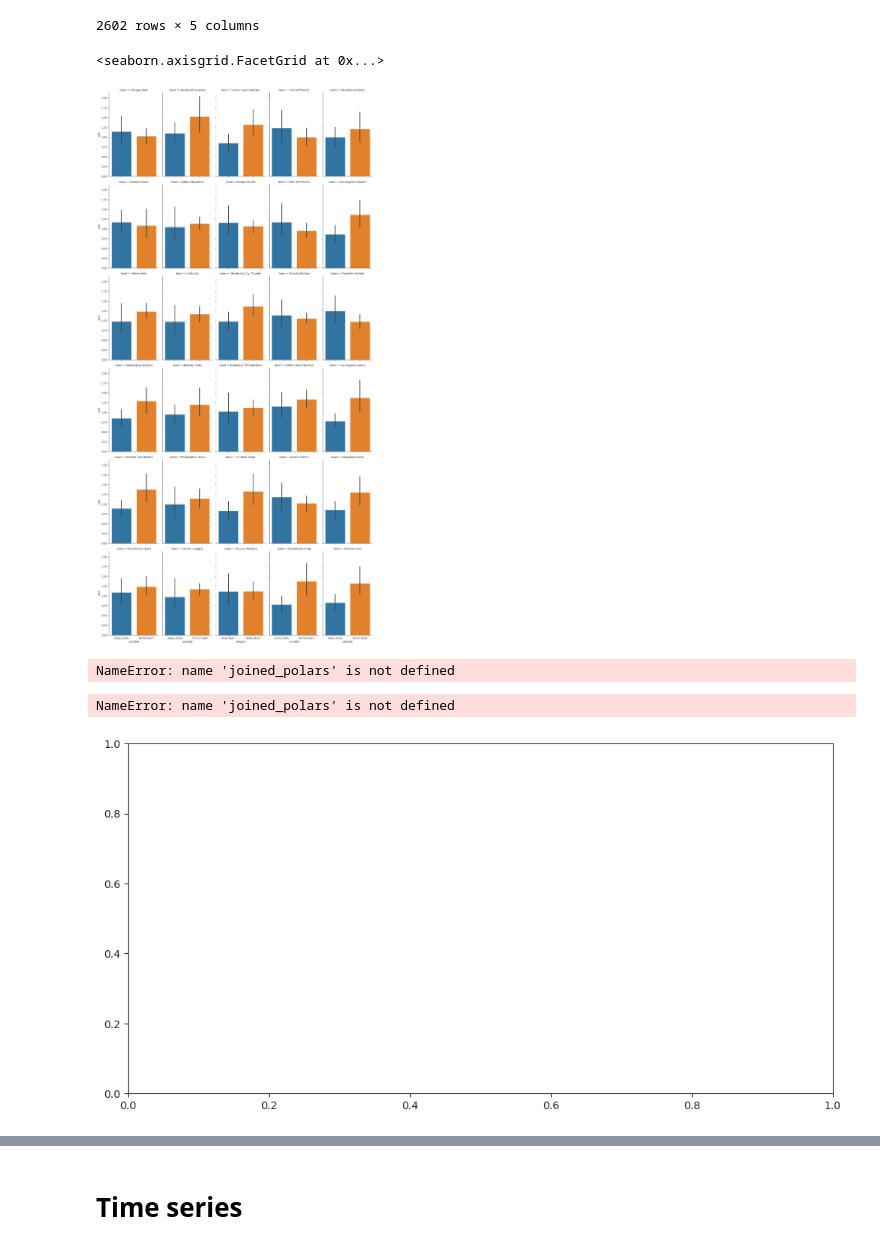
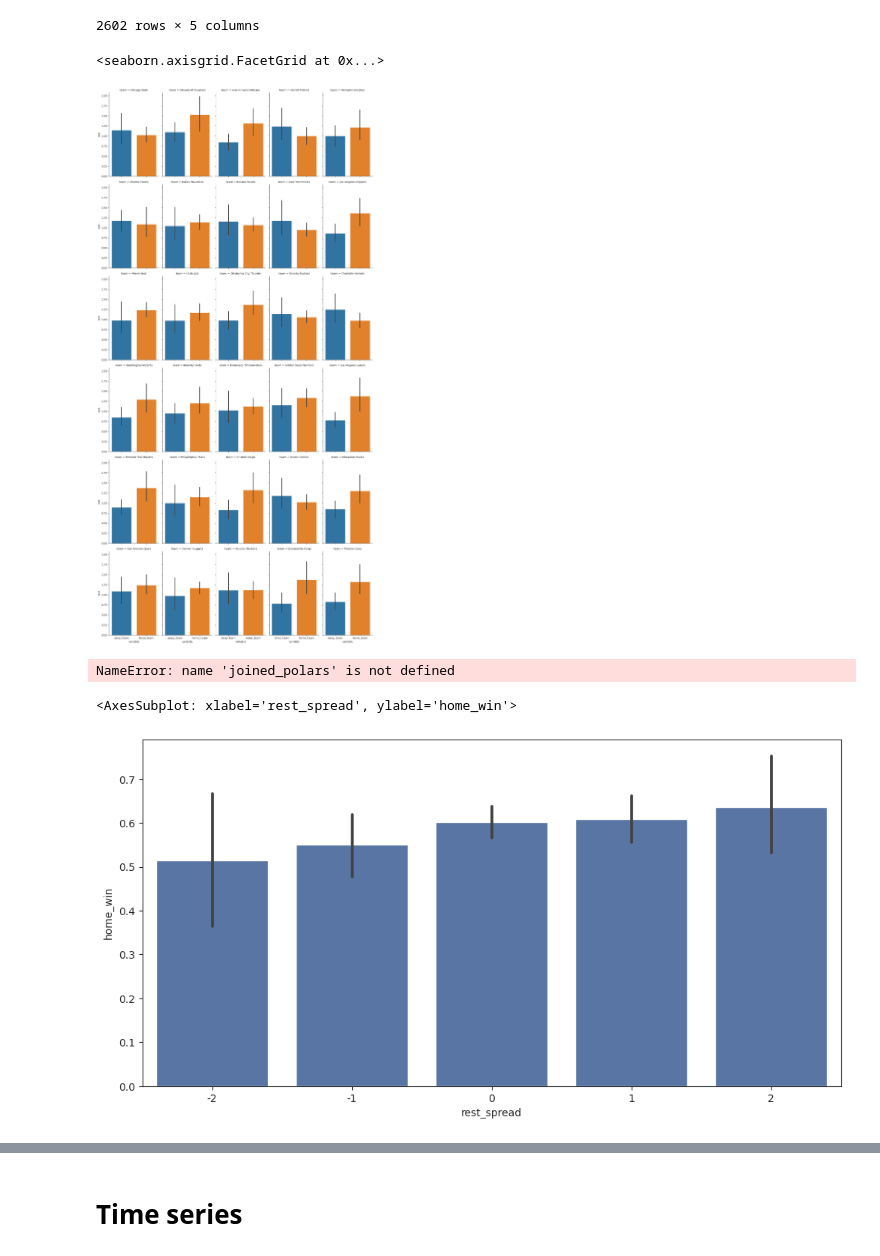
Before and after one commit to kevinheavey/modern-polars, a Jupyter notebook: performance.ipynb, the cells around one changed output, grey strips where cells are left out. Cells and saved outputs as stored; diff of their text form; code cells hidden in the pictures.

```diff
--- a/performance.ipynb
+++ b/performance.ipynb
@@ -307,10 +306,12 @@ def polars_transform() -> pl.Expr:
 # %%
 import string
 
-s = pd.Series(np.random.choice(list(string.ascii_letters), 100000))
-s_polars = pl.from_pandas(s)
-print('Pandas string size: {:0.2f} KB'.format(s.memory_usage(index=False) / 1000))
-print('Pandas categorical size: {:0.2f} KB'.format(s.astype("category").memory_usage(index=False) / 1000))
+s_pd = pd.Series(np.random.choice(list(string.ascii_letters), 100000))
+s_pl = pl.from_pandas(s_pd)
+print('Pandas string size: {:0.2f} KB'.format(s_pd.memory_usage(index=False) / 1000))
+print('Pandas categorical size: {:0.2f} KB'.format(s_pd.astype("category").memory_usage(index=False) / 1000))
+print('Polars string size: {:0.2f} KB'.format(s_pl.estimated_size() / 1000))
+print('Polars categorical size: {:0.2f} KB'.format(s_pl.cast(pl.Categorical).estimated_size() / 1000))
 # %% [output]
 Pandas string size: 800.00 KB
 Pandas categorical size: 102.52 KB
@@ -374,7 +369,7 @@ games_pandas.head()
 | 3 | 2016-04-01 | Cleveland Cavaliers | 110 | Atlanta Hawks | 108 |
 | 4 | 2016-04-01 | Toronto Raptors | 99 | Memphis Grizzlies | 95 |
 # %%
-games_polars = (
+games_pl = (
     pl.scan_csv(nba_glob)
     .filter(
         ~pl.fold(
@@ -400,8 +395,8 @@ shape: (5, 6)
 | 3 | 2016-04-01 | "Cleveland Cava... | 110 | "Atlanta Hawks" | 108 |
 | 4 | 2016-04-01 | "Toronto Raptor... | 99 | "Memphis Grizzl... | 95 |
 # %%
-tidy_polars = (
-    games_polars
+tidy_pl = (
+    games_pl
     .melt(
         id_vars=["game_id", "date"],
         value_vars=['away_team', 'home_team'],
@@ -432,36 +427,36 @@ tidy_pandas
 | 2631 | 1315 | 2015-10-31 | home_team | Los Angeles Clippers | 1.0 |
 2602 rows × 5 columns
 # %%
-by_game_pandas = (
-    tidy_pandas
+by_game_pd = (
+    tidy_pd
     .pivot(values='rest', index=['game_id', 'date'], columns='variable')
     .rename(columns={'away_team': 'away_rest', 'home_team': 'home_rest'})
 )
 
-by_game_polars = (
-    tidy_polars
+by_game_pl = (
+    tidy_pl
     .pivot(values='rest', index=['game_id', 'date'], columns='variable')
     .rename({'away_team': 'away_rest', 'home_team': 'home_rest'})
 )
-joined_pandas = (
-    by_game_pandas
-    .join(games_pandas)
+joined_pd = (
+    by_game_pd
+    .join(games_pd)
     .assign(
         home_win=lambda df: df["home_points"] > df["away_points"],
         rest_spread=lambda df: df['home_rest'] - df['away_rest']
     )
 )
-joined_polars = (
-    by_game_polars
-    .join(games_polars, on=["game_id", "date"])
+joined_pl = (
+    by_game_pl
+    .join(games_pl, on=["game_id", "date"])
     .with_columns([
         pl.col("home_points").alias("home_win") > pl.col("away_points"),
         pl.col("home_rest").alias("rest_spread") - pl.col("away_rest"),
     ])
 )
 # %%
-sns.catplot(tidy_polars.to_pandas(), x="variable", y="rest", col="team", col_wrap=5, kind="bar", aspect=0.6)
+sns.catplot(tidy_pl.to_pandas(), x="variable", y="rest", col="team", col_wrap=5, kind="bar", aspect=0.6)
 # %% [output]
 <seaborn.axisgrid.FacetGrid at 0x...>
-[figure, old version]
+[figure, new version]
 # %%
@@ -479,9 +474,14 @@ ax.set(xlabel='Difference in Rest (Home - Away)', ylabel='Games')
 NameError: name 'joined_polars' is not defined
 # %%
 fig, ax = plt.subplots(figsize=(12, 6))
-sns.barplot(x='rest_spread', y='home_win', data=joined_polars.filter(pl.col("rest_spread").is_between(-3, 3)).to_pandas(),
-            color='#4c72b0', ax=ax)
+sns.barplot(
+    x='rest_spread',
+    y='home_win',
+    data=joined_pl.filter(pl.col("rest_spread").is_between(-3, 3)).to_pandas(),
+    color='#4c72b0',
+    ax=ax
+)
 # %% [output]
-NameError: name 'joined_polars' is not defined
+<AxesSubplot: xlabel='rest_spread', ylabel='home_win'>
-[figure, old version]
+[figure, new version]
 # %%
```
Also changed, not shown: parts of 34 cells of this notebook.
